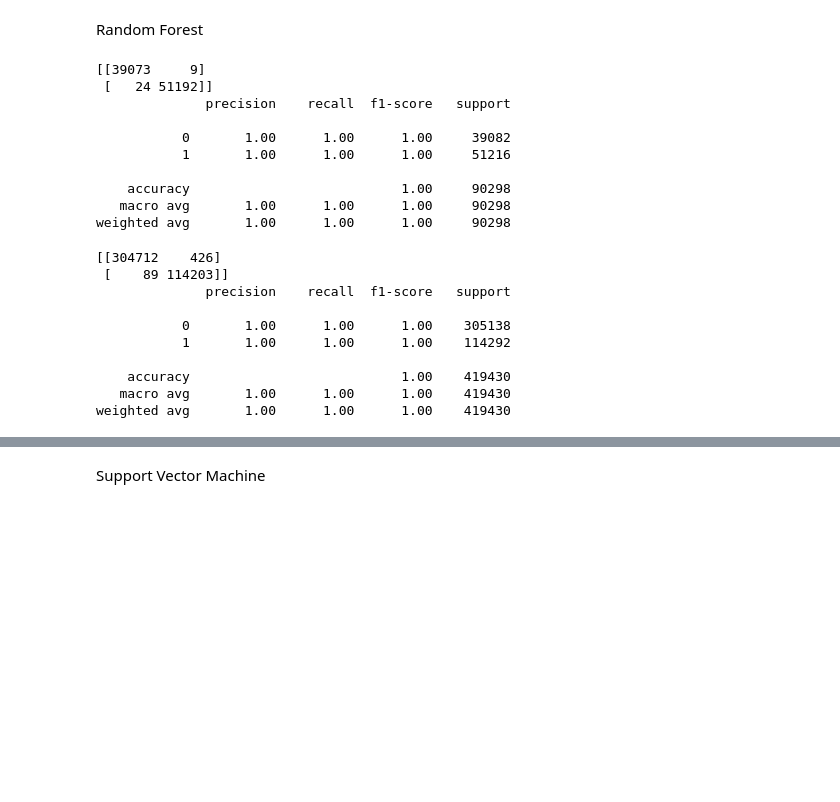
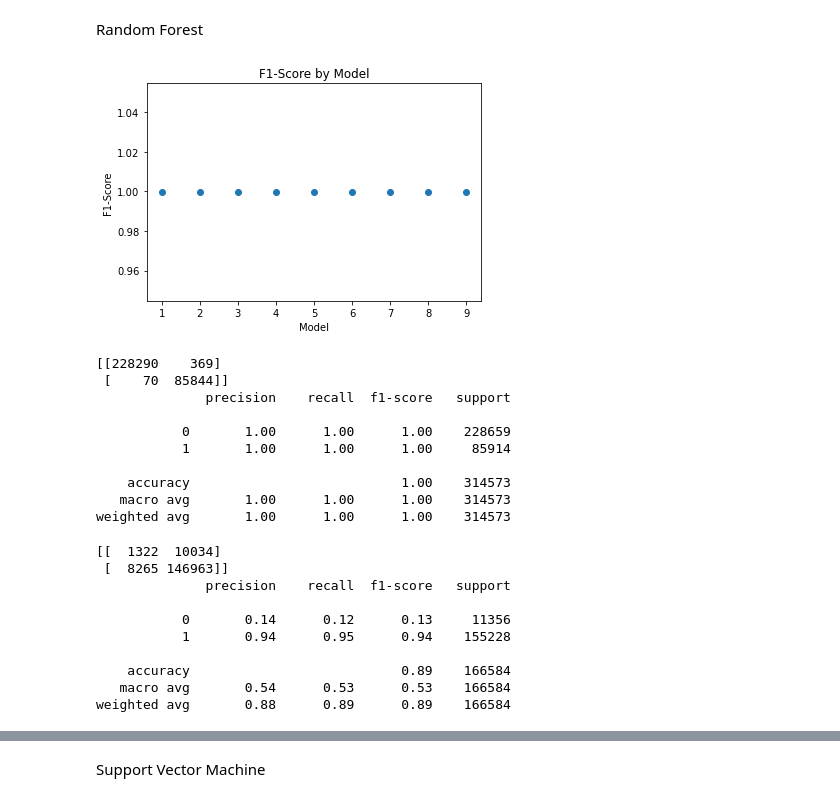
Before and after one commit to bryanbushey/capstonev2, a Jupyter notebook: baselineTests/baseline.ipynb, the cells around one changed output, grey strips where cells are left out. Drawn from its saved outputs; the diff is of its cells as text; code cells hidden in the pictures; blank space fills up the shorter version.

```diff
--- a/baselineTests/baseline.ipynb
+++ b/baselineTests/baseline.ipynb
@@ -182,13 +182,43 @@ weighted avg       0.87      0.93      0.90    222112
 # %% [markdown]
 Random Forest
+# %%
+#Random Forest CIC2017
+from sklearn.metrics import f1_score
+import matplotlib.pyplot as plt
+
+x = CIC2017
+y = CIC2017_attack
+
+#split 70/30 : train/test
+x_train, x_test, y_train, y_test = train_test_split(x, y, test_size=0.3)
+
+model = RandomForestClassifier(n_estimators=50, bootstrap=True, random_state=1)
+f1list = []
+for i in range(1,10):
+
+    model.fit(x_train, y_train)
+    y_pred = model.predict(x_test)
+    f1 = f1_score(y_test, y_pred, average='macro')
+    f1list.append(f1)
+
+plt.scatter(range(1,10), f1list)
+plt.xlabel('Model')
+plt.ylabel('F1-Score')
+plt.title('F1-Score by Model')
+plt.show()
+
+#print(confusion_matrix(y_test,y_pred))
+#print(classification_report(y_test, y_pred))
+# %% [output]
+[figure, added]
 # %%
-#Random Forest CIC2017
+#Random Forest CIC2018
 
-x = CIC2017
-y = CIC2017_attack
+x = CIC2018
+y = CIC2018_attack
 
 #split 60/40 : train/test
-x_train, x_test, y_train, y_test = train_test_split(x, y, test_size=0.4)
+x_train, x_test, y_train, y_test = train_test_split(x, y, test_size=0.3)
 
 model = RandomForestClassifier(n_estimators=50, bootstrap=True, random_state=1)
 
@@ -199,24 +229,24 @@ y_pred = model.predict(x_test)
 print(confusion_matrix(y_test,y_pred))
 print(classification_report(y_test, y_pred))
 # %% [output]
-[[39073     9]
- [   24 51192]]
+[[228290    369]
+ [    70  85844]]
               precision    recall  f1-score   support
 
-           0       1.00      1.00      1.00     39082
-           1       1.00      1.00      1.00     51216
+           0       1.00      1.00      1.00    228659
+           1       1.00      1.00      1.00     85914
 
-    accuracy                           1.00     90298
-   macro avg       1.00      1.00      1.00     90298
-weighted avg       1.00      1.00      1.00     90298
+    accuracy                           1.00    314573
+   macro avg       1.00      1.00      1.00    314573
+weighted avg       1.00      1.00      1.00    314573
 # %%
-#Random Forest CIC2018
+#Random Forest HIKARI
 
-x = CIC2018
-y = CIC2018_attack
+x = HIKARI
+y = HIKARI_attack
 
 #split 60/40 : train/test
-x_train, x_test, y_train, y_test = train_test_split(x, y, test_size=0.4)
+x_train, x_test, y_train, y_test = train_test_split(x, y, test_size=0.3)
 
 model = RandomForestClassifier(n_estimators=50, bootstrap=True, random_state=1)
 
@@ -227,13 +257,13 @@ y_pred = model.predict(x_test)
 print(confusion_matrix(y_test,y_pred))
 print(classification_report(y_test, y_pred))
 # %% [output]
-[[304712    426]
- [    89 114203]]
+[[  1322  10034]
+ [  8265 146963]]
               precision    recall  f1-score   support
 
-           0       1.00      1.00      1.00    305138
-           1       1.00      1.00      1.00    114292
+           0       0.14      0.12      0.13     11356
+           1       0.94      0.95      0.94    155228
 
-    accuracy                           1.00    419430
-   macro avg       1.00      1.00      1.00    419430
-weighted avg       1.00      1.00      1.00    419430
+    accuracy                           0.89    166584
+   macro avg       0.54      0.53      0.53    166584
+weighted avg       0.88      0.89      0.89    166584
```
Also changed, not shown: parts of 9 cells of this notebook, 2 other files.
